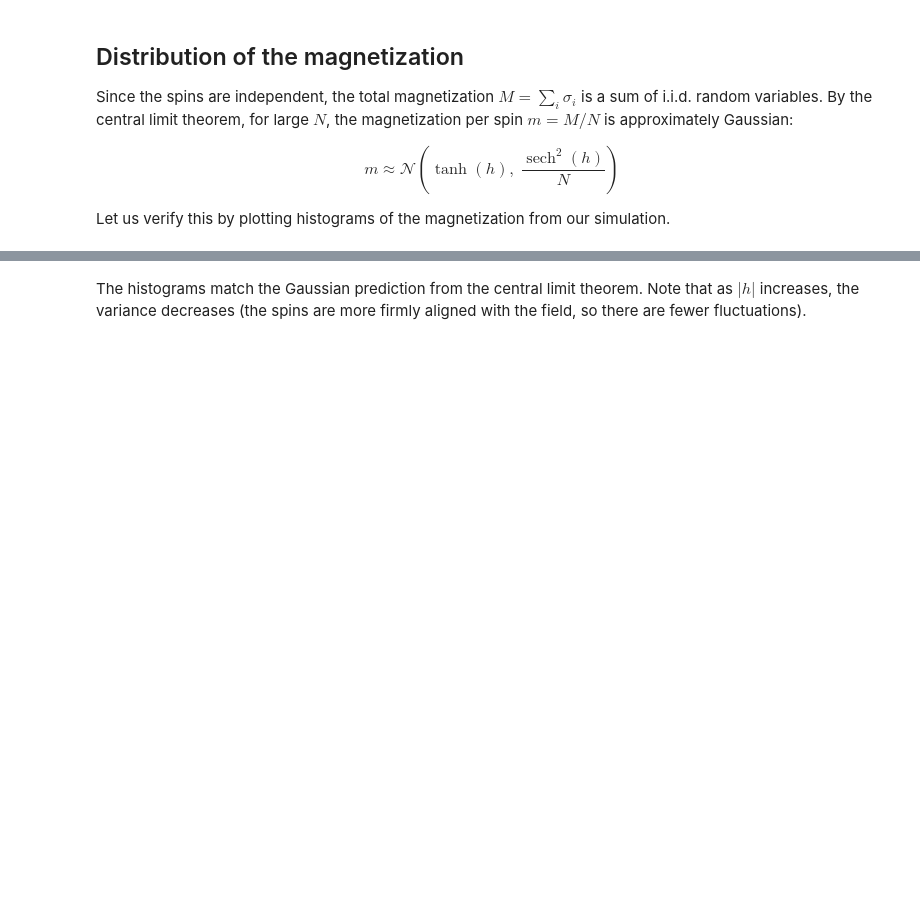
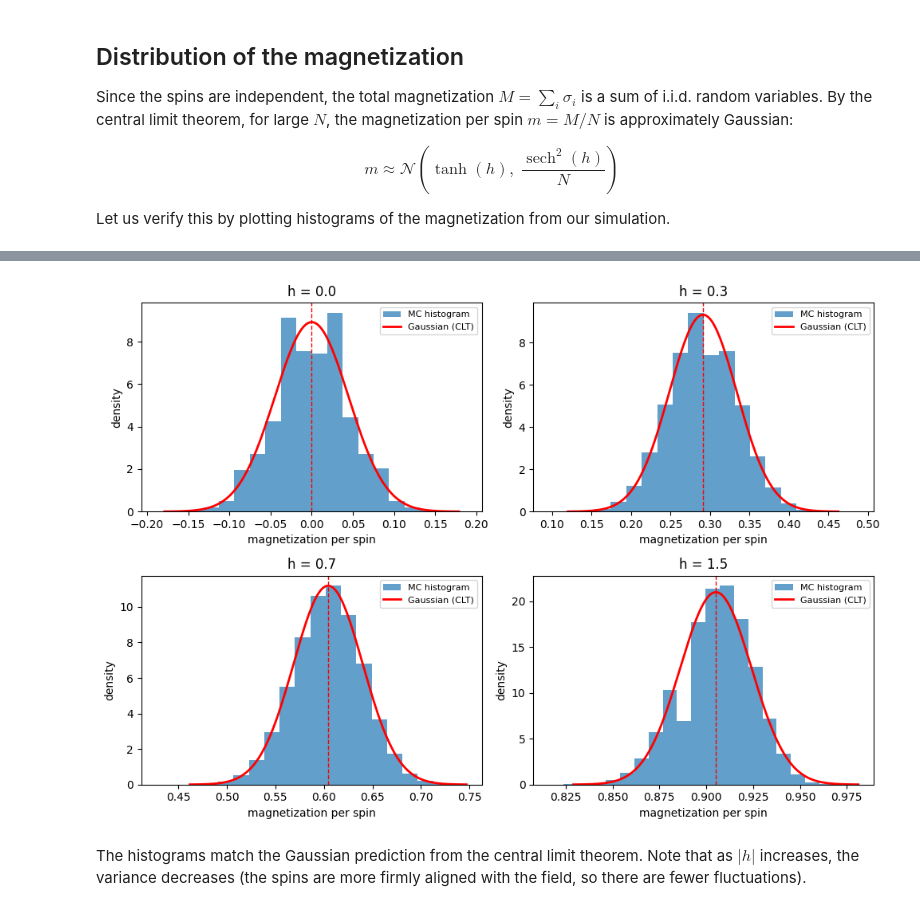
Before and after one commit to cossio/StatPhysCompX, a Jupyter notebook: python-jupyter/Ising-independent-spins.ipynb, the cells around one changed output, grey strips where cells are left out. Cells and saved outputs as stored; diff of their text form; code cells hidden in the pictures; blank space fills up the shorter version.

```diff
--- a/python-jupyter/Ising-independent-spins.ipynb
+++ b/python-jupyter/Ising-independent-spins.ipynb
@@ -156,7 +187,7 @@ $$m \approx \mathcal{N}\!\left(\tanh(h),\; \frac{\operatorname{sech}^2(h)}{N}\ri
 
 Let us verify this by plotting histograms of the magnetization from our simulation.
 # %%
-N = 200
+N = 500
 values_of_h_hist = [0.0, 0.3, 0.7, 1.5]
 
 hist_traces = {}
@@ -167,22 +207,24 @@ for h in values_of_h_hist:
 # %%
 from scipy.stats import norm
 
 fig, axes = plt.subplots(2, 2, figsize=(10, 7))
 for ax, h in zip(axes.flat, values_of_h_hist):
     data = hist_traces[h][500:]  # discard warmup
-    ax.hist(data, bins=40, density=True, alpha=0.7, label="MC histogram")
+    ax.hist(data, bins=20, density=True, alpha=0.7, label="MC histogram")
     # Overlay the Gaussian prediction
     mu = np.tanh(h)
     sigma = np.sqrt(1.0 / (N * np.cosh(h)**2))
     x = np.linspace(mu - 4*sigma, mu + 4*sigma, 200)
     ax.plot(x, norm.pdf(x, mu, sigma), "r-", linewidth=2, label="Gaussian (CLT)")
     ax.axvline(mu, color="red", linestyle="--", linewidth=1)
     ax.set_title(f"h = {h}")
     ax.set_xlabel("magnetization per spin")
     ax.set_ylabel("density")
     ax.legend(fontsize=8)
 plt.tight_layout()
 plt.show()
+# %% [output]
+[figure, added]
 # %% [markdown]
 The histograms match the Gaussian prediction from the central limit theorem. Note that as $|h|$ increases, the variance decreases (the spins are more firmly aligned with the field, so there are fewer fluctuations).
 # %% [markdown]
```
Also changed, not shown: parts of 7 cells of this notebook, 1 other file.
